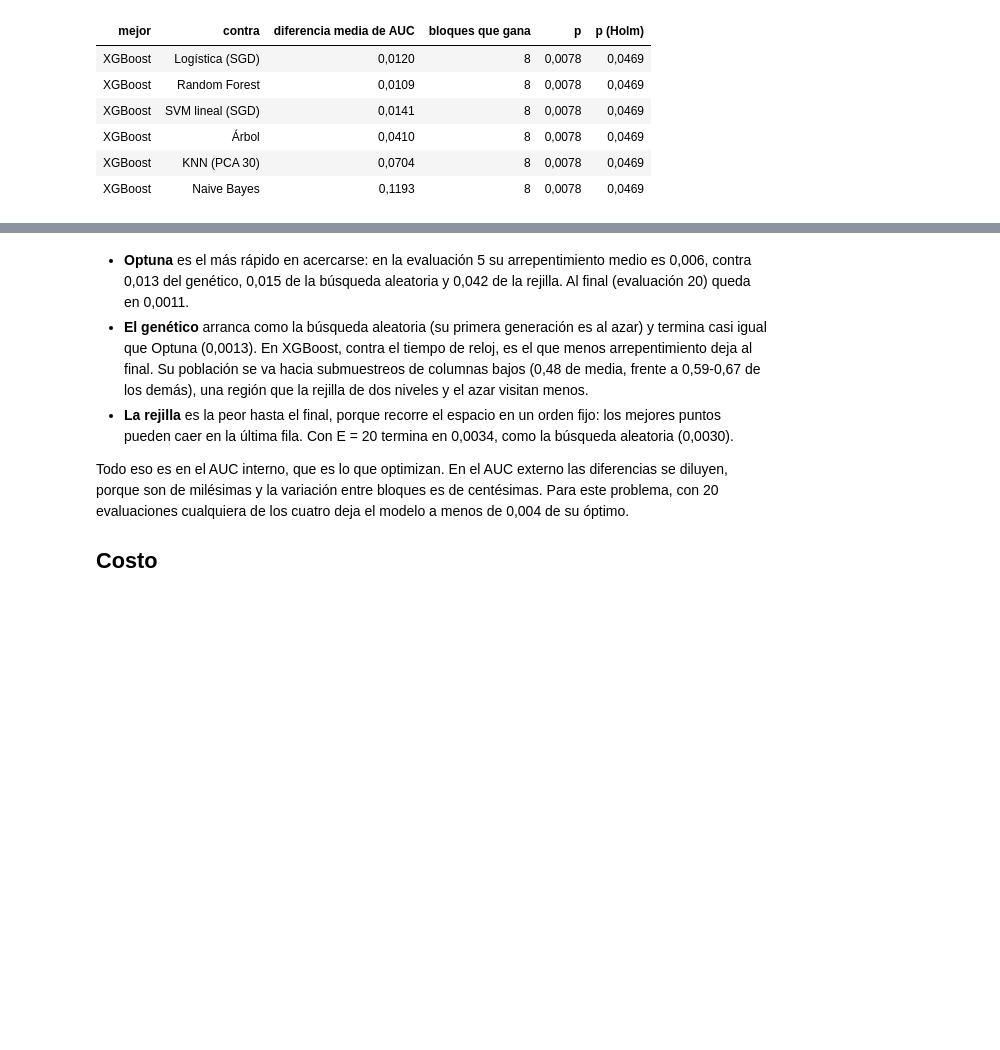
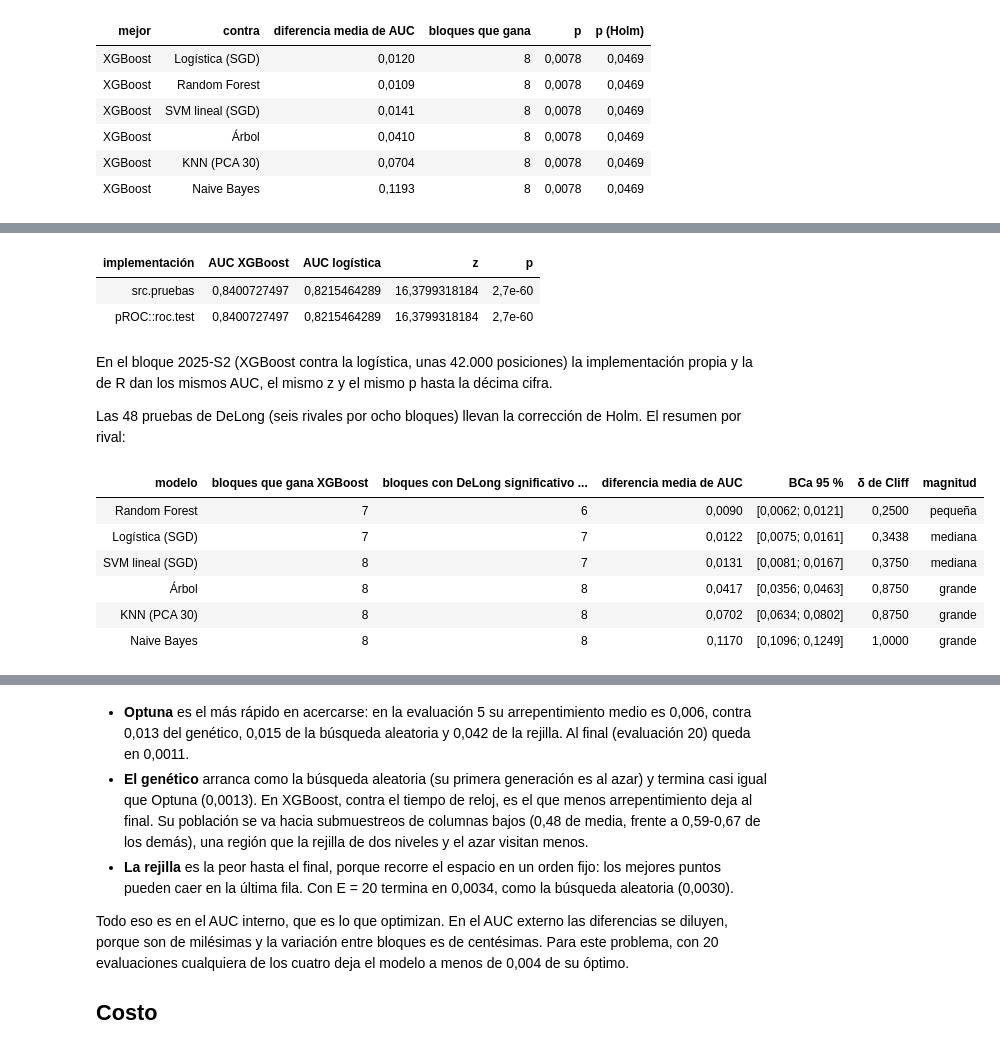
Before and after one commit to ddcarbono/otif-compras-ml, a Jupyter notebook: book/03b_112_combinaciones.ipynb, the cells around one changed output, grey strips where cells are left out. Drawn from its saved outputs; the diff is of its cells as text; code cells hidden in the pictures; blank space fills up the shorter version.

Commit message:
Cap. 5: DeLong (validado contra pROC), delta de Cliff e intervalos BCa por ordenes para la mejor combinacion de cada modelo

```diff
--- a/book/03b_112_combinaciones.ipynb
+++ b/book/03b_112_combinaciones.ipynb
@@ -188,0 +222,28 @@ tabla(legible(pd.read_csv(R / "wilcoxon.csv")).rename(columns={
+# %%
+P = datos.RAIZ / "resultados" / "pruebas"
+v = pd.read_csv(P / "validacion_delong.csv")
+tabla(v.rename(columns={"fuente": "implementación", "AUC_1": "AUC XGBoost", "AUC_2": "AUC logística"}), dec=10)
+# %% [output]
+| implementación | AUC XGBoost | AUC logística | z | p |
+| src.pruebas | 0,8400727497 | 0,8215464289 | 16,3799318184 | 2,7e-60 |
+| pROC::roc.test | 0,8400727497 | 0,8215464289 | 16,3799318184 | 2,7e-60 |
+# %% [markdown]
+En el bloque 2025-S2 (XGBoost contra la logística, unas 42.000 posiciones) la implementación propia y la de R dan los
+mismos AUC, el mismo z y el mismo p hasta la décima cifra.
+
+Las 48 pruebas de DeLong (seis rivales por ocho bloques) llevan la corrección de Holm. El resumen por rival:
+# %%
+rs = pd.read_csv(P / "resumen.csv")
+rs = rs.assign(intervalo=[f"[{a:.4f}; {b:.4f}]".replace(".", ",") for a, b in zip(rs.dif_inf, rs.dif_sup)])
+tabla(legible(rs.rename(columns={"rival": "modelo"}))[
+    ["modelo", "bloques_gana", "bloques_delong_holm", "dif_AUC", "intervalo", "cliff", "magnitud"]].rename(columns={
+        "bloques_gana": "bloques que gana XGBoost", "bloques_delong_holm": "bloques con DeLong significativo (Holm, 5 %)",
+        "dif_AUC": "diferencia media de AUC", "intervalo": "BCa 95 %", "cliff": "δ de Cliff"}), dec=4)
+# %% [output]
+| modelo | bloques que gana XGBoost | bloques con DeLong significativo ... | diferencia media de AUC | BCa 95 % | δ de Cliff | magnitud |
+| Random Forest | 7 | 6 | 0,0090 | [0,0062; 0,0121] | 0,2500 | pequeña |
+| Logística (SGD) | 7 | 7 | 0,0122 | [0,0075; 0,0161] | 0,3438 | mediana |
+| SVM lineal (SGD) | 8 | 7 | 0,0131 | [0,0081; 0,0167] | 0,3750 | mediana |
+| Árbol | 8 | 8 | 0,0417 | [0,0356; 0,0463] | 0,8750 | grande |
+| KNN (PCA 30) | 8 | 8 | 0,0702 | [0,0634; 0,0802] | 0,8750 | grande |
+| Naive Bayes | 8 | 8 | 0,1170 | [0,1096; 0,1249] | 1,0000 | grande |
```
Also changed, not shown: parts of 5 cells of this notebook, 16 other files.
